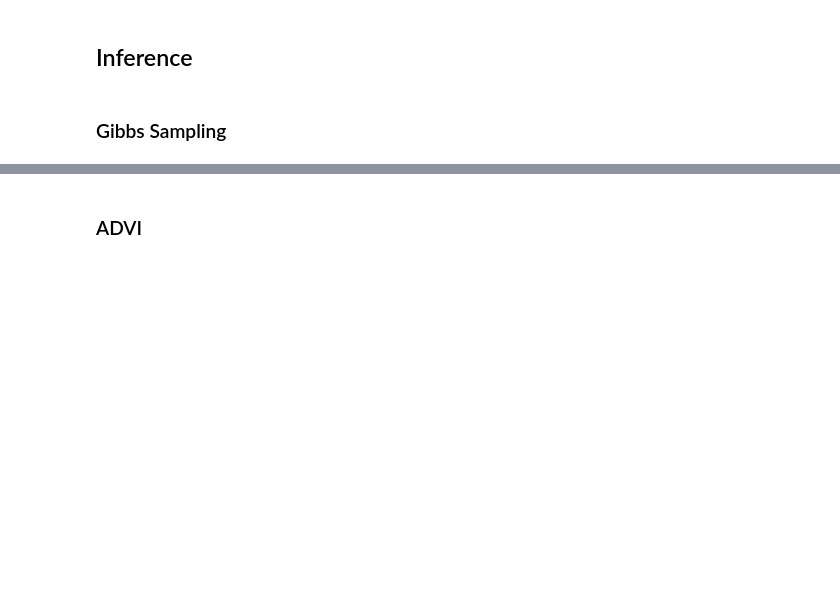
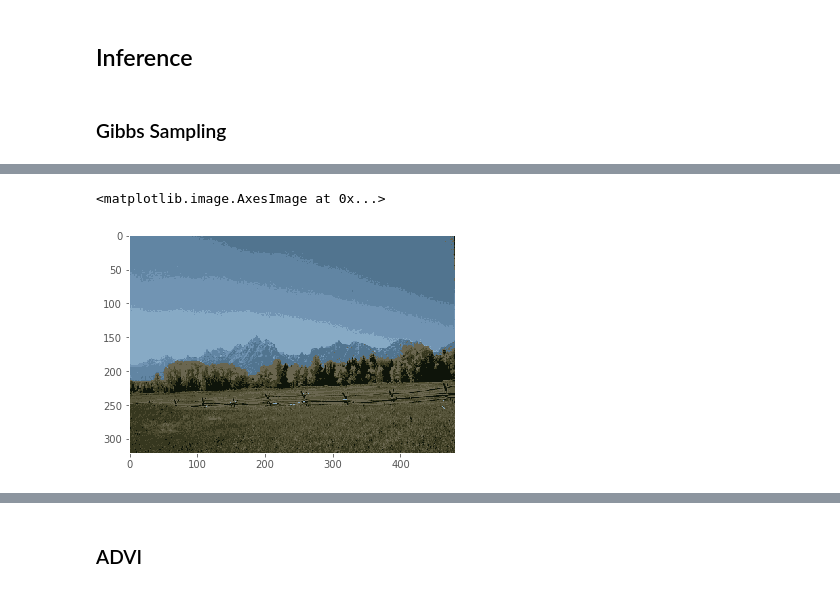
Before and after one commit to jiangzl2016/prob_prog_final_project, a Jupyter notebook: final-project/final-notebook.ipynb, the cells around one changed output, grey strips where cells are left out. Cells and saved outputs as stored; diff of their text form; code cells hidden in the pictures; blank space fills up the shorter version.

```diff
--- a/final-project/final-notebook.ipynb
+++ b/final-project/final-notebook.ipynb
@@ -249,3 +277,19 @@ with tf.name_scope("model"):
 ## Inference
 # %% [markdown]
 ### Gibbs Sampling
+# %%
+T = 1000  # number of MCMC samples
+with tf.name_scope("posterior_2"):
+    qpi_2 = Empirical(tf.get_variable(
+        "qpi_2/params", [T, K],
+        initializer=tf.constant_initializer(1.0/K)))
+    qmu_2 = Empirical(tf.get_variable(
+        "qmu_2/params", [T, K, D],
+        initializer=tf.zeros_initializer()))
+    qsigma_2 = Empirical(tf.get_variable(
+        "qsigma_2/params", [T, K, D],
+        initializer=tf.ones_initializer()))
+    qz_2 = Empirical(tf.get_variable(
+        "qz_2/params", [T, N],
+        initializer=tf.zeros_initializer(),
+        dtype=tf.int32))
@@ -251,0 +328,15 @@ with tf.name_scope("model"):
+# %%
+%%time
+# posterior inference
+M = 300
+mu_2_sample, sigmasq_2_sample, pi_2_sample = qmu_2.sample(M), qsigma_2.sample(M), qpi_2.sample(M)
+
+x_2_post = Normal(loc=tf.ones([N, 1, 1, 1]) * mu_2_sample,
+                scale=tf.ones([N, 1, 1, 1]) * tf.sqrt(sigmasq_2_sample))
+x_2_broadcasted = tf.cast(tf.tile(tf.reshape(X, [N, 1, 1, D]), [1, M, K, 1]), dtype=tf.float32)
+# Sum over latent dimension, then average over posterior samples.
+log_liks_2 = tf.reduce_mean(tf.reduce_sum(x_2_post.log_prob(x_2_broadcasted), 3), 1)
+
+# cluster assignment
+clusters_2 = tf.argmax(log_liks_2, 1).eval()
+posterior_mu_2 = qmu_2.params.eval().mean(axis=0)
@@ -251,0 +346,7 @@ with tf.name_scope("model"):
+# %%
+img_mcmc_2 = get_segment_img(clusters_2, img, posterior_mu_2, mcmc=True)
+# %%
+plt.imshow(img_mcmc_2)
+# %% [output]
+<matplotlib.image.AxesImage at 0x...>
+[figure, added]
```
Also changed, not shown: parts of 31 cells of this notebook.
